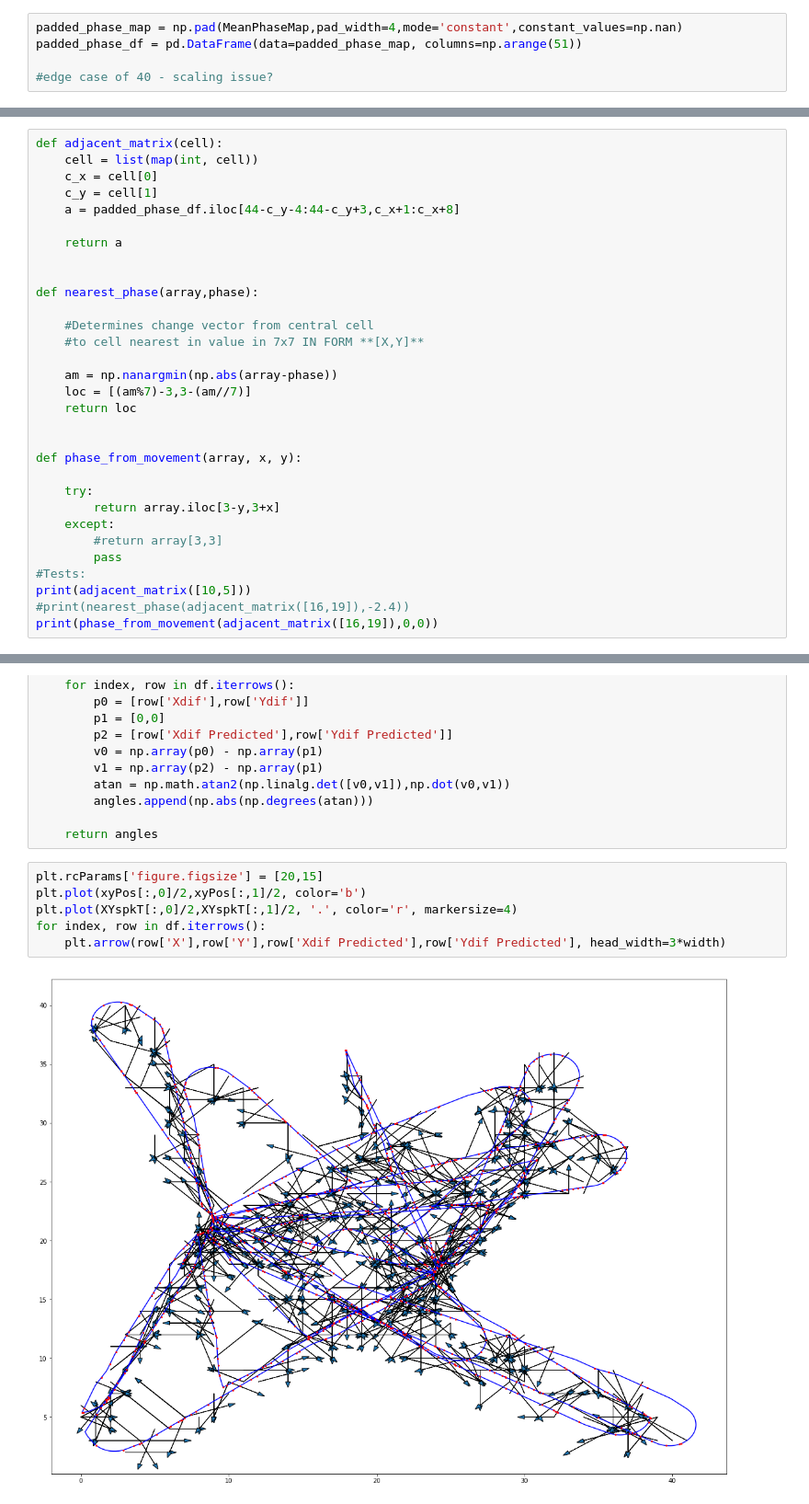
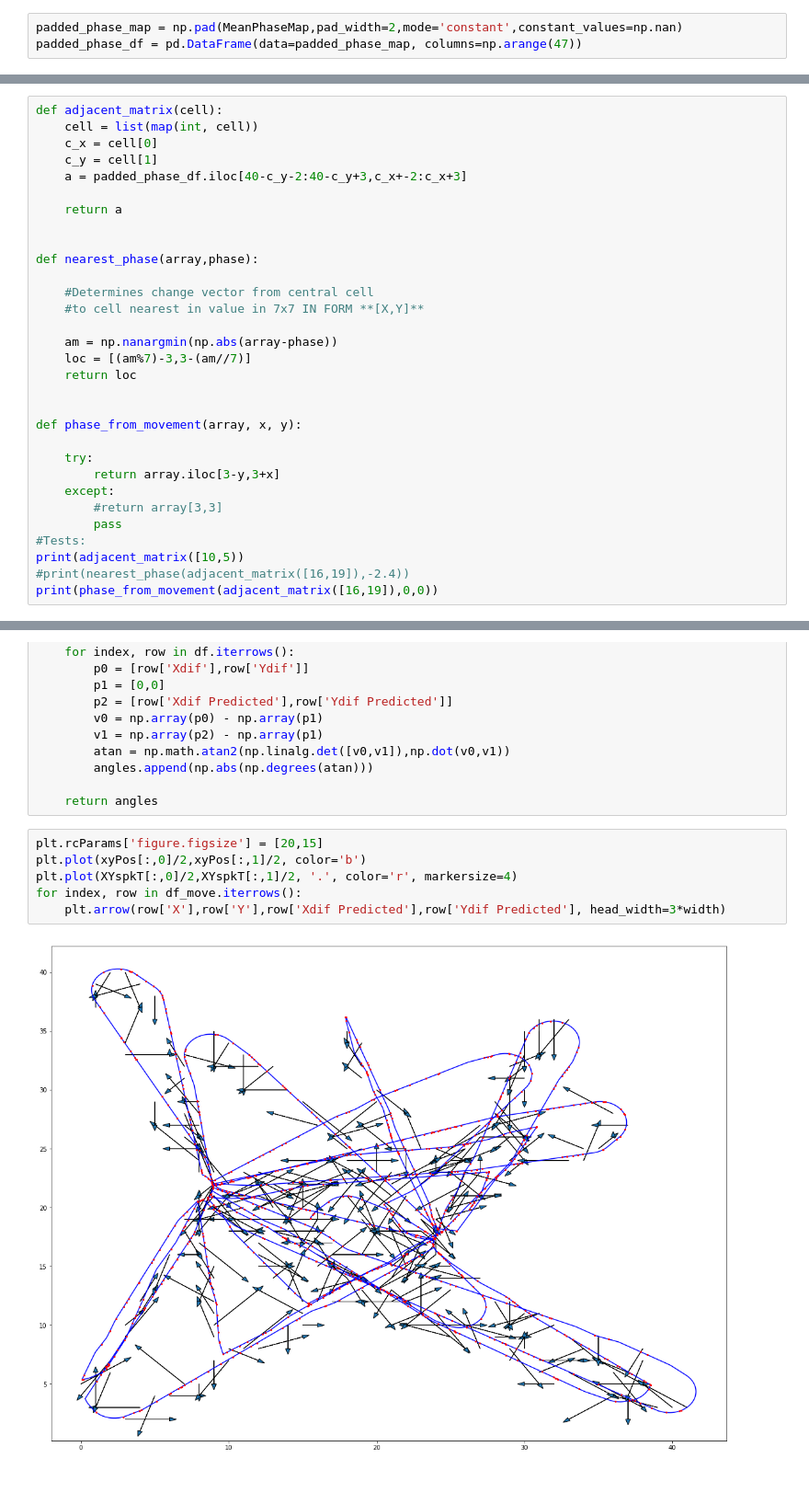
Before and after one commit to DanielHHowell/Grid-Cell, a Jupyter notebook: Grid Cell Phase Main.ipynb, the cells around one changed output, grey strips where cells are left out. Shown at 92% size. Drawn from its saved outputs; the diff is of its cells as text.

```diff
--- a/Grid Cell Phase Main.ipynb
+++ b/Grid Cell Phase Main.ipynb
@@ -180,10 +180,8 @@ phase_df.head()
 | 4 | NaN | -2.8458 | NaN | NaN | NaN | -2.5082 | -2.5082 | NaN | NaN | NaN | ... | ... |
 5 rows × 43 columns
 # %%
-padded_phase_map = np.pad(MeanPhaseMap,pad_width=4,mode='constant',constant_values=np.nan)
-padded_phase_df = pd.DataFrame(data=padded_phase_map, columns=np.arange(51))
-
-#edge case of 40 - scaling issue?
+padded_phase_map = np.pad(MeanPhaseMap,pad_width=2,mode='constant',constant_values=np.nan)
+padded_phase_df = pd.DataFrame(data=padded_phase_map, columns=np.arange(47))
 # %% [markdown]
 ### Adjacent Matrix Function
 
@@ -206,7 +204,7 @@ def adjacent_matrix(cell):
     cell = list(map(int, cell))
     c_x = cell[0]
     c_y = cell[1]
-    a = padded_phase_df.iloc[44-c_y-4:44-c_y+3,c_x+1:c_x+8]
+    a = padded_phase_df.iloc[40-c_y-2:40-c_y+3,c_x+-2:c_x+3]
 
     return a
 
@@ -229,7 +227,7 @@ def phase_from_movement(array, x, y):
         #return array[3,3]
         pass
 #Tests:
-print(adjacent_matrix([10,5]))
+print(adjacent_matrix([10,5))
 #print(nearest_phase(adjacent_matrix([16,19]),-2.4))
 print(phase_from_movement(adjacent_matrix([16,19]),0,0))
 # %% [output]
@@ -313,8 +321,8 @@ def vector_angles(df):
 # %%
 plt.rcParams['figure.figsize'] = [20,15]
 plt.plot(xyPos[:,0]/2,xyPos[:,1]/2, color='b')
 plt.plot(XYspkT[:,0]/2,XYspkT[:,1]/2, '.', color='r', markersize=4)
-for index, row in df.iterrows():
+for index, row in df_move.iterrows():
     plt.arrow(row['X'],row['Y'],row['Xdif Predicted'],row['Ydif Predicted'], head_width=3*width)
 # %% [output]
-[figure, old version]
+[figure, new version]
```
Also changed, not shown: parts of 7 cells of this notebook, 2 other files.
